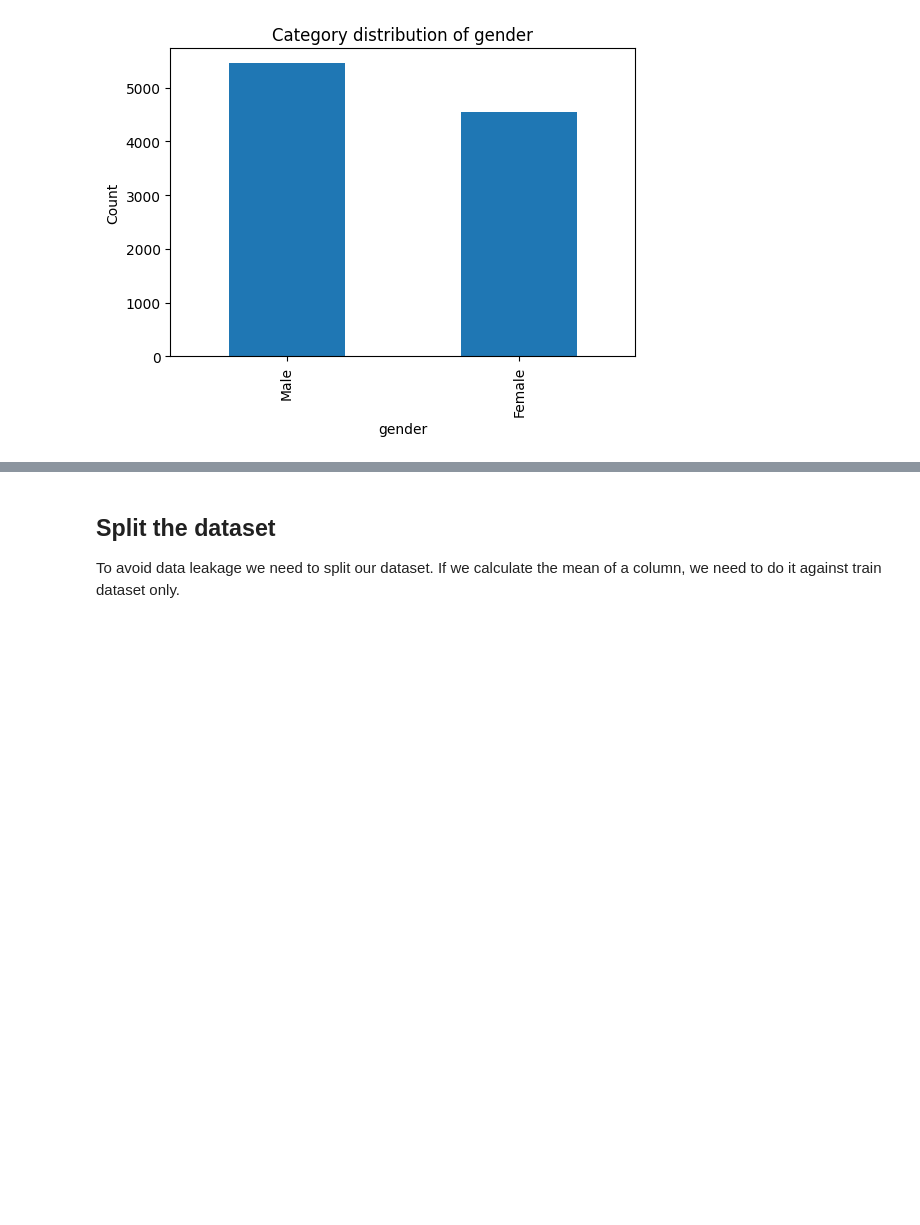
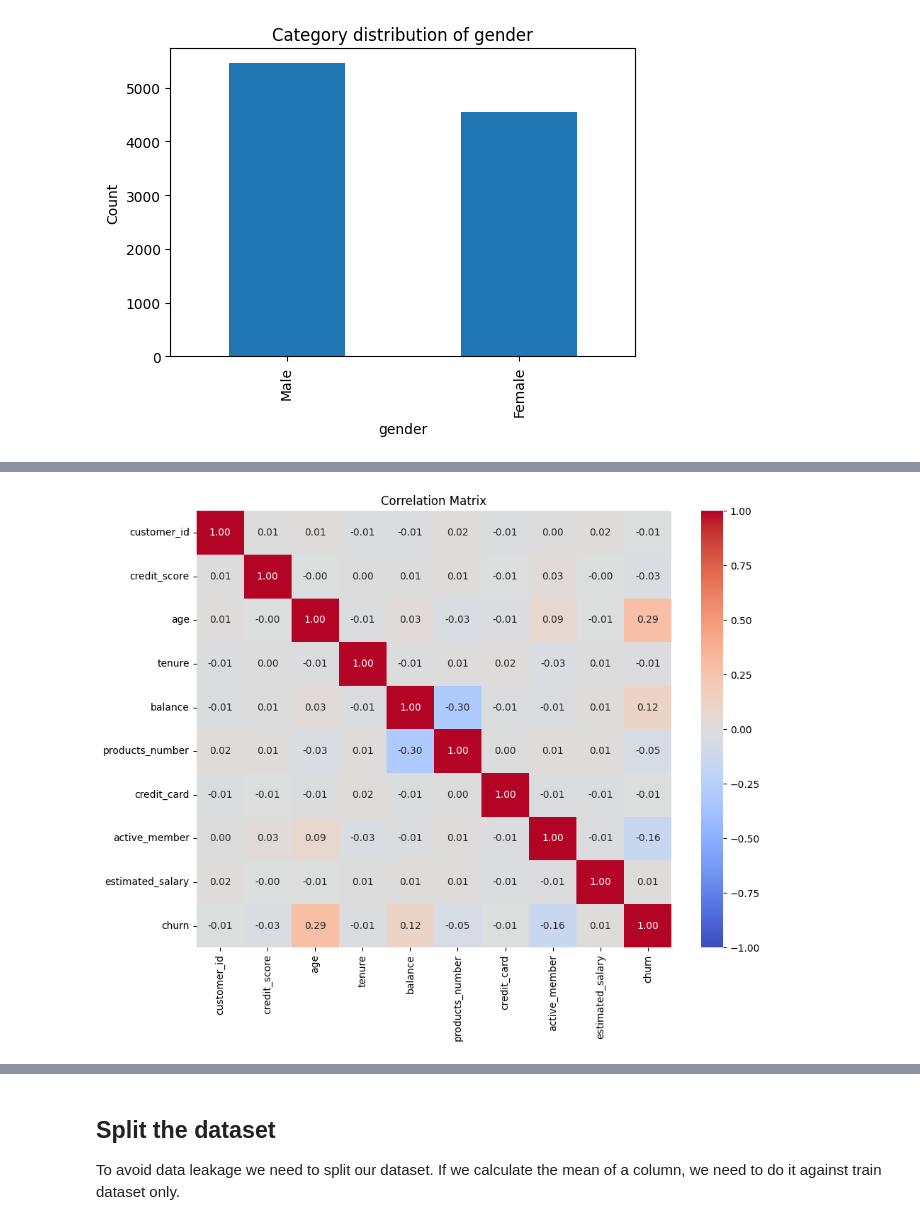
Before and after one commit to ArkadiyShuvaev/predicting-customer-churn, a Jupyter notebook: notebooks/01_etl_eda.ipynb, the cells around one changed output, grey strips where cells are left out. Saved outputs shown, nothing was run; the diff lists cells and outputs as text; code cells hidden in the pictures; blank space fills up the shorter version.

```diff
--- a/notebooks/01_etl_eda.ipynb
+++ b/notebooks/01_etl_eda.ipynb
@@ -197,0 +253,3 @@ Name: count, dtype: int64
+# %%
+corr_matrix = df[numerical_columns].corr()
+corr_matrix
@@ -197,0 +268,8 @@ Name: count, dtype: int64
+# %%
+plt.figure(figsize=(10, 8))
+sns.heatmap(corr_matrix, annot=True, cmap="coolwarm", vmin=-1, vmax=1, fmt=".2f")
+plt.title("Correlation Matrix")
+plt.tight_layout()
+plt.show()
+# %% [output]
+[figure, added]
```
Also changed, not shown: parts of 20 cells of this notebook.
